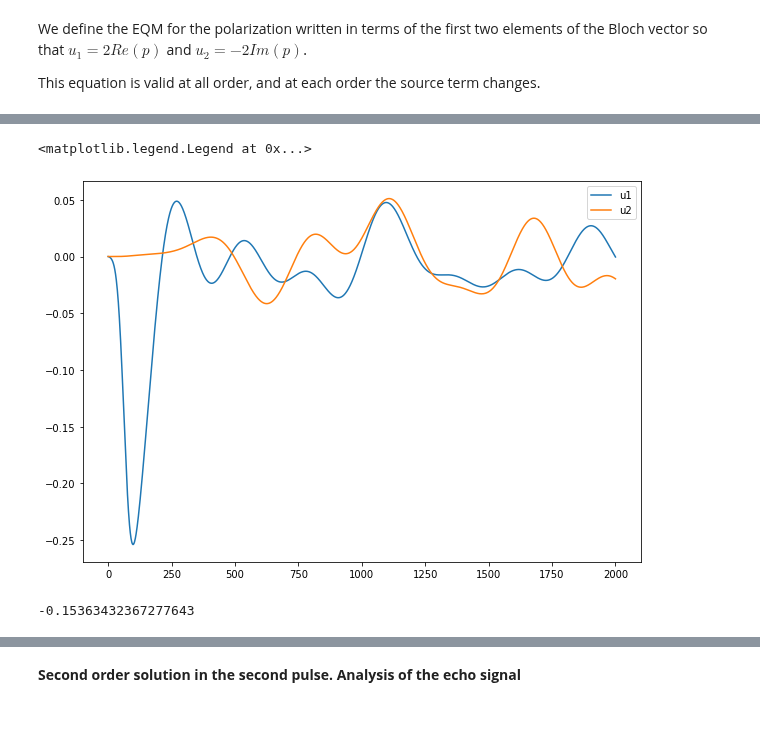
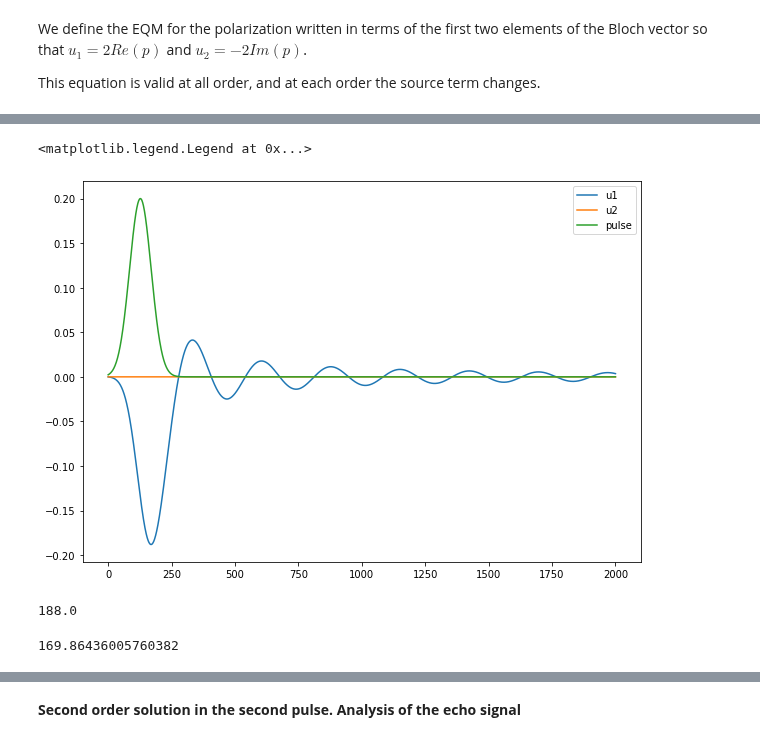
Before and after one commit to marcodalessandro76/Echo_mechanisms_decay_time_optical_orientation, a Jupyter notebook: TLS_FWM.ipynb, the cells around one changed output, grey strips where cells are left out. Drawn from its saved outputs; the diff is of its cells as text; code cells hidden in the pictures.

```diff
--- a/TLS_FWM.ipynb
+++ b/TLS_FWM.ipynb
@@ -230,4 +387,4 @@ dipole = np.zeros(num_delta)
 for i in range(num_delta):
     dipole[i] = 2*rand.random()
 # %%
-#dipole = np.array([1. for ind in range(num_delta)])
+dipole = np.array([1. for ind in range(num_delta)])
@@ -250,9 +414,10 @@ We choose the intensity of the first pulse so that the dipoles $d=1$ which corre
 value in the k dependent case has an area equal to $\pi/10$.
 # %%
 t1 = 0.1*np.pi # set the area of the pulse
-fwhm1 =  50 # fs
+fwhm1 =  100 # fs
 energy1 = 1.5 # energy of the pulse in eV
-intensity1 = TLS.pulseParametersFromTheta(1,t1,fwhm=fwhm1)['intensity']
+pars1 = TLS.pulseParametersFromTheta(1,t1,fwhm=fwhm1)
+intensity1 = pars1['intensity']
 intensity1
 # %% [output]
 time unit: fs
@@ -265,5 +430,13 @@ field intensity (kW/cm^2) : 1430849.765597224
 # %% [markdown]
 We compute the values of $\theta_1$ for all the k points
+# %%
+exp_amplitude_real = np.zeros([num_delta])
+exp_amplitude_imag = np.zeros([num_delta])
+width = fwhm1/(2.*np.sqrt(2.*np.log(2.)))
+for i in range(num_delta):
+    t = TLS.pulseParametersFromIntensity(dipole[i],intensity1,fwhm=fwhm1,verbose=False)['theta']
+    exp_amplitude_real[i] = -0.5*t*np.exp(-0.5*(delta[i]*width)**2)*np.cos(3*delta[k]*width)
+    exp_amplitude_imag[i] = -0.5*t*np.exp(-0.5*(delta[i]*width)**2)*np.sin(3*delta[k]*width)
 # %%
 theta1 = np.zeros([num_delta])
 for i in range(num_delta):
@@ -288,0 +487,2 @@ for k in range(num_delta):
+# %%
+pulse1 = G.gaussianPulse(time1,energy=energy1,amplitude=0.2,fwhm=fwhm1,envelope_only=True,verbose=False)
@@ -289,12 +498,18 @@ for k in range(num_delta):
 # %%
 plt.figure(figsize=(10,7))
 plt.plot(time1,u_p1_global[0],label='u1')
 plt.plot(time1,u_p1_global[1],label='u2')
+plt.plot(time1,pulse1,label='pulse')
 plt.legend()
 # %% [output]
 <matplotlib.legend.Legend at 0x...>
-[figure, old version]
+[figure, new version]
-# %%
--0.5*np.mean(theta1)
-# %% [output]
--0.15363432367277643
+# %%
+max_ind = np.where(abs(u_p1_global[1]) == max(u_p1_global[1]))[0][0]
+time1[max_ind]
+# %% [output]
+188.0
+# %%
+width*4
+# %% [output]
+169.86436005760382
```
Also changed, not shown: parts of 38 cells of this notebook.
